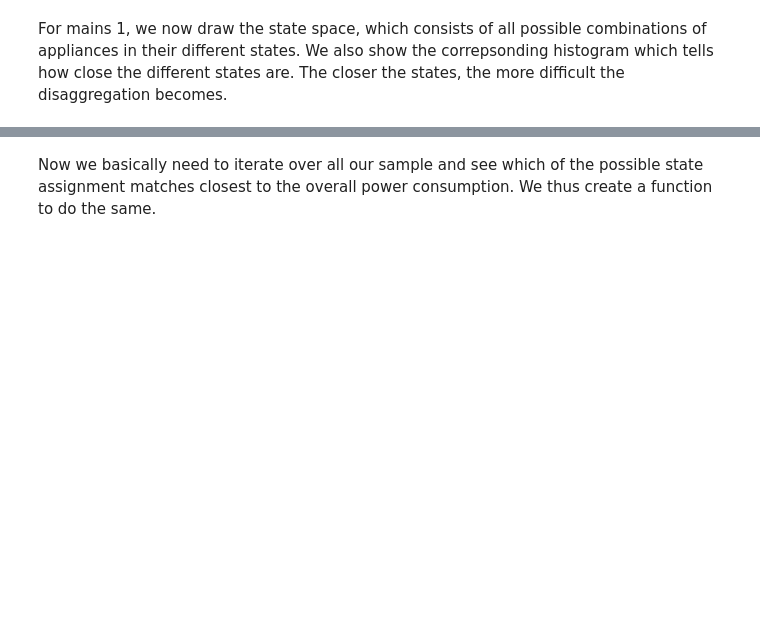
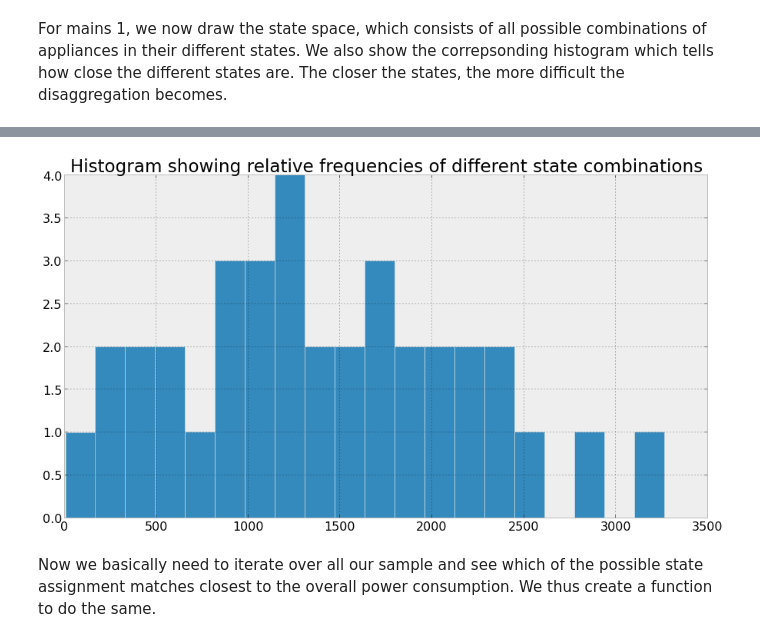
Before and after one commit to nipunbatra/nilm, a Jupyter notebook: REDD_House2_Analysis.ipynb, the cells around one changed output, grey strips where cells are left out. Saved outputs shown, nothing was run; the diff lists cells and outputs as text; code cells hidden in the pictures; blank space fills up the shorter version.

Commit message:
Modified figures and analyis

```diff
--- a/REDD_House2_Analysis.ipynb
+++ b/REDD_House2_Analysis.ipynb
@@ -858,6 +864,8 @@ plot(b);
 # %%
 title('Histogram showing relative frequencies of different state combinations');
-hist(b,100);
+hist(b,20);
+# %% [output]
+[figure, added]
 # %% [markdown]
 Now we basically need to iterate over all our sample and see which of the possible state assignment matches closest to the overall
 power consumption. We thus create a function to do the same.
```
Also changed, not shown: parts of 2 cells of this notebook, 6 other files.
